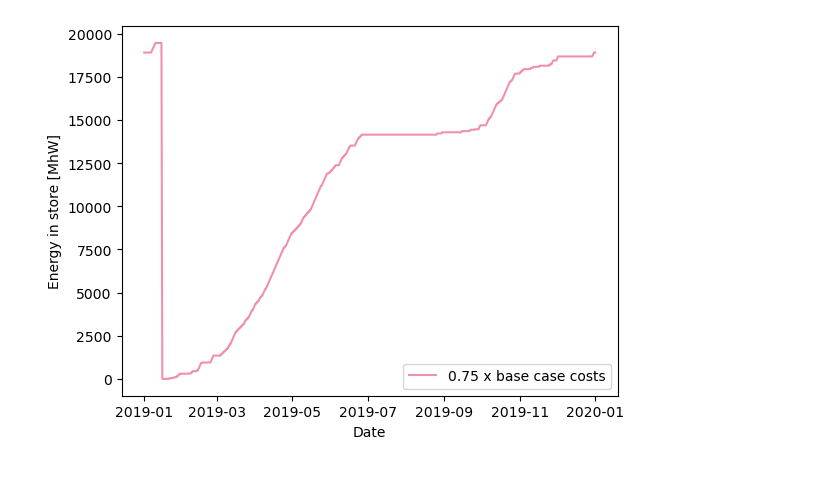
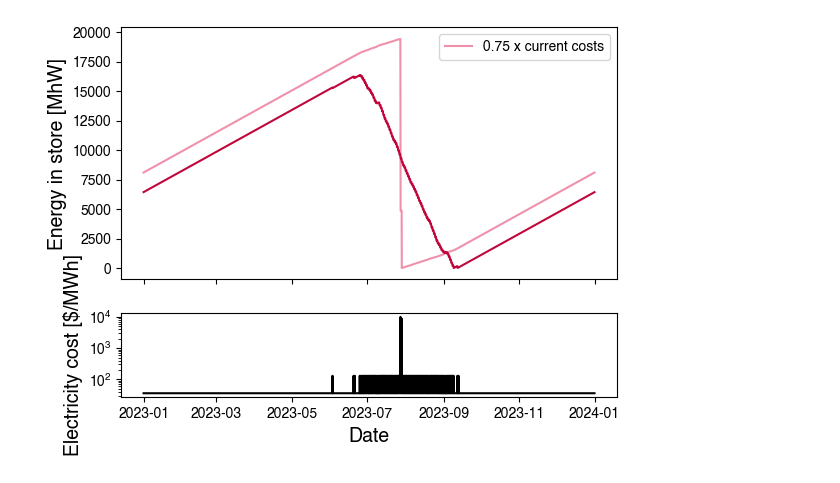
Before and after one commit to carnegie/clab_underground_th_storage, a Jupyter notebook: plot_price_taker.ipynb, the cells around one changed output. Drawn from its saved outputs; the diff is of its cells as text; code cells hidden in the pictures.

```diff
--- a/plot_price_taker.ipynb
+++ b/plot_price_taker.ipynb
@@ -119,3 +87,36 @@ def plot_curve_maker_taker(var, run, xlabel, ylabel, color, label):
+# %%
+def plot_curve_maker_taker(var, var2, xlabel, ylabel, ylabel2, color, label, fig=None, ax=None):
+    """
+    Plot curve for price maker and price taker.
+    If fig and ax are provided, adds lines to the existing plot; otherwise, creates a new plot.
+    """
+    # If no figure and axes are provided, create a new plot
+    if fig is None and ax is None:
+        fig, ax = plt.subplots(nrows=2, sharex=True, gridspec_kw={'height_ratios': [3, 1]})
+        # Set labels for new figure
+        ax[0].set_ylabel(ylabel, fontsize=14)
+        ax[1].set_xlabel(xlabel, fontsize=14)
+        ax[1].set_ylabel(ylabel2, fontsize=14)
+
+    # Plot data
+    ax[0].plot(var, label=label, color=color)
+
+    # Add label to var2 if it exists
+    if var2 is not None:
+        ax[1].plot(var2, label=label, color='black')
+        # ax[1] in log scale
+        ax[1].set_yscale('log')
+
+    # Add legend only once for each subplot if it does not exist
+    if var2 is not None and not ax[1].get_legend():
+        ax[0].legend()
+
+    # Save figure
+    if not os.path.exists('figures'):
+        os.makedirs('figures')
+    plt.savefig(f'figures/btes_energy_in_store_{label}.pdf', bbox_inches='tight')
+
+    return fig, ax  # Return fig and ax to reuse in the loop
 # %%
 # Collect results
 rev_per_inv = {'price_maker': [], 'price_taker': []}
@@ -126,18 +127,19 @@ capacity = {'price_maker': [], 'price_taker': []}
 capacity_store = {'price_maker': [], 'price_taker': []}
 energy_in_store = {'price_maker': [], 'price_taker': []}
 gen_capacity = {'price_maker': [], 'price_taker': []}
+figure, axis = None, None
 
 # Loop over prices in descending order
 for price in prices:
     # Get results
     for run in ['maker', 'taker']:
-        case_res, comp_res, time_res, btes_cost = read_output_file(data_path_maker.replace('#COST', str(price)) if run == 'maker' else data_path_taker.replace('#COST', str(price)))
+        time_input, case_res, comp_res, time_res, btes_cost = read_output_file(data_path_maker.replace('#COST', str(price)) if run == 'maker' else data_path_taker.replace('#COST', str(price)))
 
         # Calculate revenue per investment
         btes_investment = get_btes_investment(comp_res)
         if run =='maker':
             no_btes_file = 'output_data/btes_base_case_orca{0}_no_btes/btes_output{0}_no_btes.pickle'.format(case)
-            cost_no_btes = read_output_file(no_btes_file)[0]['objective [$]'].values[-1]
+            cost_no_btes = read_output_file(no_btes_file)[1]['objective [$]'].values[-1]
             cost = cost_no_btes - (case_res['objective [$]'].values[-1] - btes_investment)
         else:
             cost = abs(case_res['objective [$]'].values[-1] - btes_investment)
@@ -155,37 +157,38 @@ for price in prices:
 
         discharge_time['price_maker' if run == 'maker' else 'price_taker'].append(dur)
 
         # Calculate mean "discharge time" as mean energy in store divided by mean discharge rate
         mean_discharge_time['price_maker' if run == 'maker' else 'price_taker'].append(time_res['granite e'].mean() / time_res['BTES_discharger dispatch'].mean())
 
         # Get investment
         inv['price_maker' if run == 'maker' else 'price_taker'].append([discharger['Capital Expenditure [$]'].values[0], charger['Capital Expenditure [$]'].values[0], granite['Capital Expenditure [$]'].values[0]])
 
         # Get energy in store
         # Only plot for price taker for 0.75 and 0.77
         if run == 'taker' and price in ['0p75','0p77']:
             if price == '0p75':
                 col = color_shades['price_taker'][0]
             elif price == '0p77':
                 col = color_shades['price_taker'][2]
             else:
                 col = color_shades['price_taker'][1]
-            plot_curve_maker_taker(time_res['granite e'], ('price_maker' if run == 'maker' else 'price_taker')+'_'+price,
-                                   'Date', 'Energy in store [MhW]', color=col,
-                                   label=price.replace('p','.')+' x base case costs')
+            figure, axis = plot_curve_maker_taker(time_res['granite e'], time_input['const_generator marginal cost'] if price == '0p75' else None,
+                                   xlabel='Date', ylabel='Energy in store [MhW]', ylabel2='Electricity cost [$/MWh]',
+                                   color=col, label=price.replace('p','.')+' x current costs',
+                                    fig=figure, ax=axis)
 
         # Add optimal capacity for all components
 
         capacity['price_maker' if run == 'maker' else 'price_taker'].append(discharger_opt_cap)
 
         capacity_store['price_maker' if run == 'maker' else 'price_taker'].append(granite_opt_cap)
 
         capacities = comp_res[~comp_res.index.get_level_values(0).isin(['Load', 'Store'])]['Optimal Capacity [MW]']
         # Drop level 0 of index
         capacities.index = capacities.index.droplevel(0)
         gen_capacity['price_maker' if run == 'maker' else 'price_taker'].append(capacities)
 # %% [output]
-[figure, old version]
+[figure, new version]
 # %%
 print(discharge_time)
 # %% [output]
```
Also changed, not shown: parts of 13 cells of this notebook, 16 other files.
